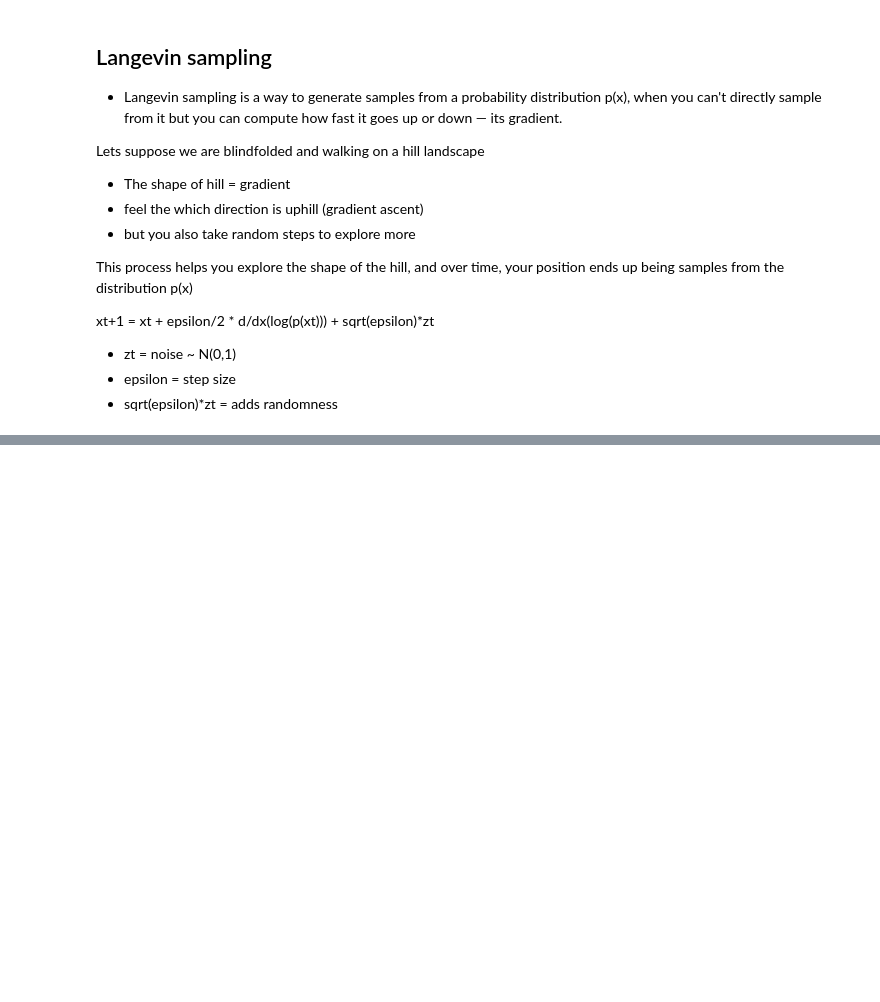
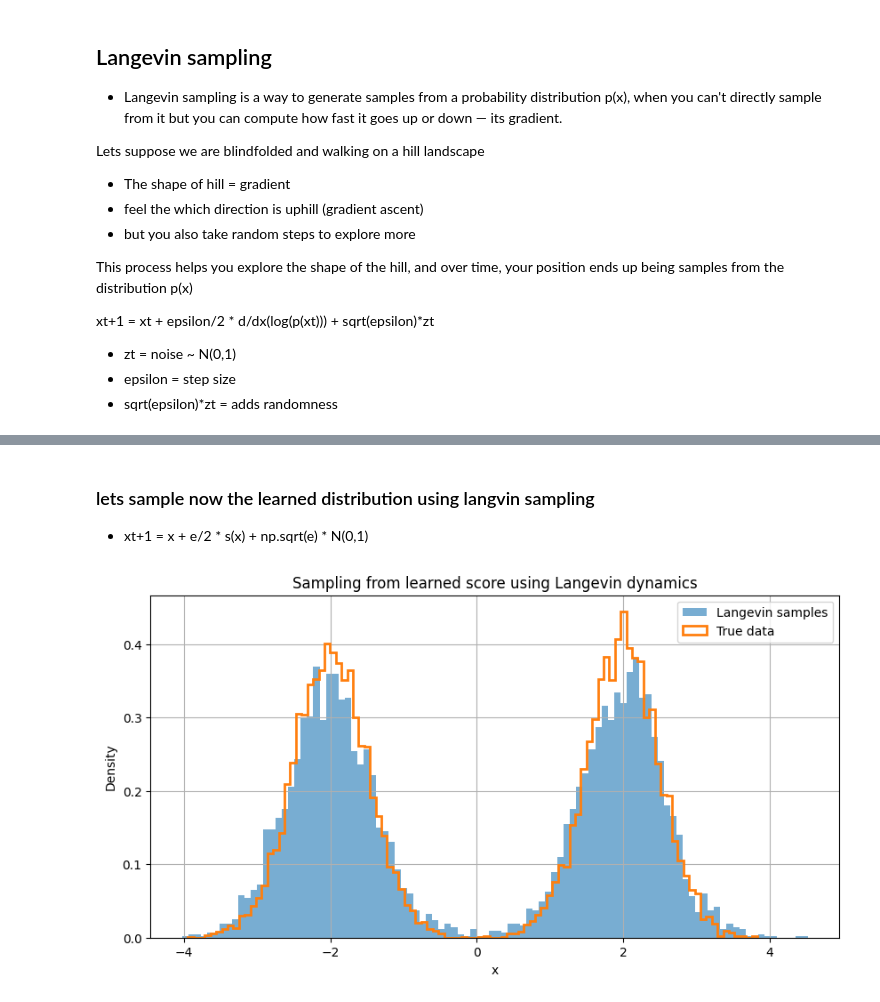
Before and after one commit to Jaseelkt007/Generative_AI_basics, a Jupyter notebook: Langvin_sampling.ipynb, the cells around one changed output, grey strips where cells are left out. Saved outputs shown, nothing was run; the diff lists cells and outputs as text; code cells hidden in the pictures; blank space fills up the shorter version.

Commit message:
sampling from unknown distribution

```diff
--- a/Langvin_sampling.ipynb
+++ b/Langvin_sampling.ipynb
@@ -135,0 +276,35 @@ plt.show()
+# %% [markdown]
+### lets sample now the learned distribution using langvin sampling
+
+* xt+1 = x + e/2 * s(x) + np.sqrt(e) * N(0,1)
+# %%
+epsilon=0.01
+def langevin_sample(model, n_samples=1000, n_steps=100, epsilon=0.1):
+    model.eval()
+    x = torch.randn(n_samples, 1)  # initiazes all n samples as single tensor eg: (1000,1)
+
+    for _ in range(n_steps):
+        x_detached = x.detach() # Detach x
+        score = model(x_detached)
+        noise = torch.randn_like(x)
+        x = x + 0.5 * epsilon * score + np.sqrt(epsilon) * noise # (1000,1)
+
+    return x.detach().numpy()
+
+# Generate samples from the learned score
+samples = langevin_sample(model, n_samples=5000, n_steps=100, epsilon=0.1)
+
+# Plot generated samples vs. true distribution
+true = sample_data(10000)
+
+plt.figure(figsize=(10, 5))
+plt.hist(samples, bins=100, density=True, alpha=0.6, label='Langevin samples')
+plt.hist(true, bins=100, density=True, histtype='step', linewidth=2, label='True data')
+plt.title("Sampling from learned score using Langevin dynamics")
+plt.xlabel("x")
+plt.ylabel("Density")
+plt.grid()
+plt.legend()
+plt.show()
+# %% [output]
+[figure, added]
```
Also changed, not shown: parts of 6 cells of this notebook.
